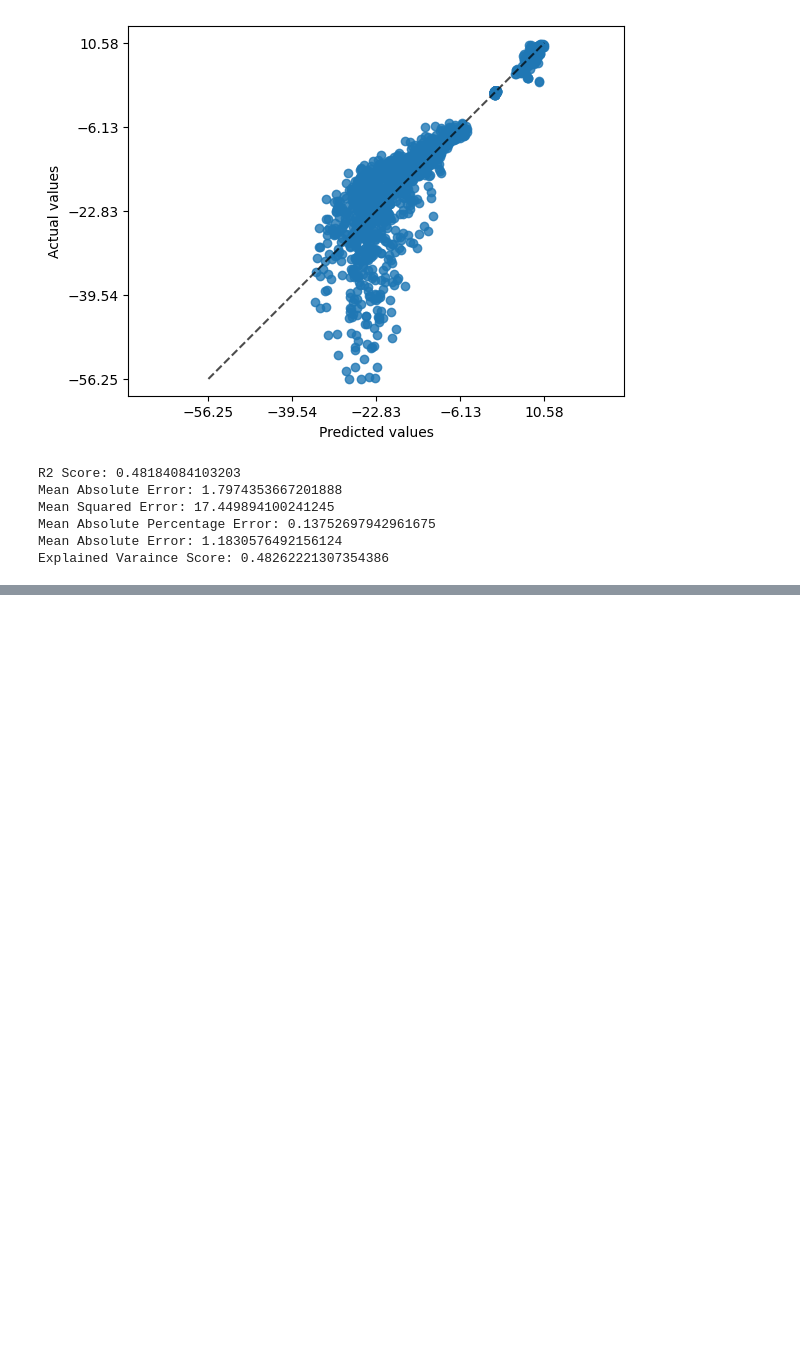
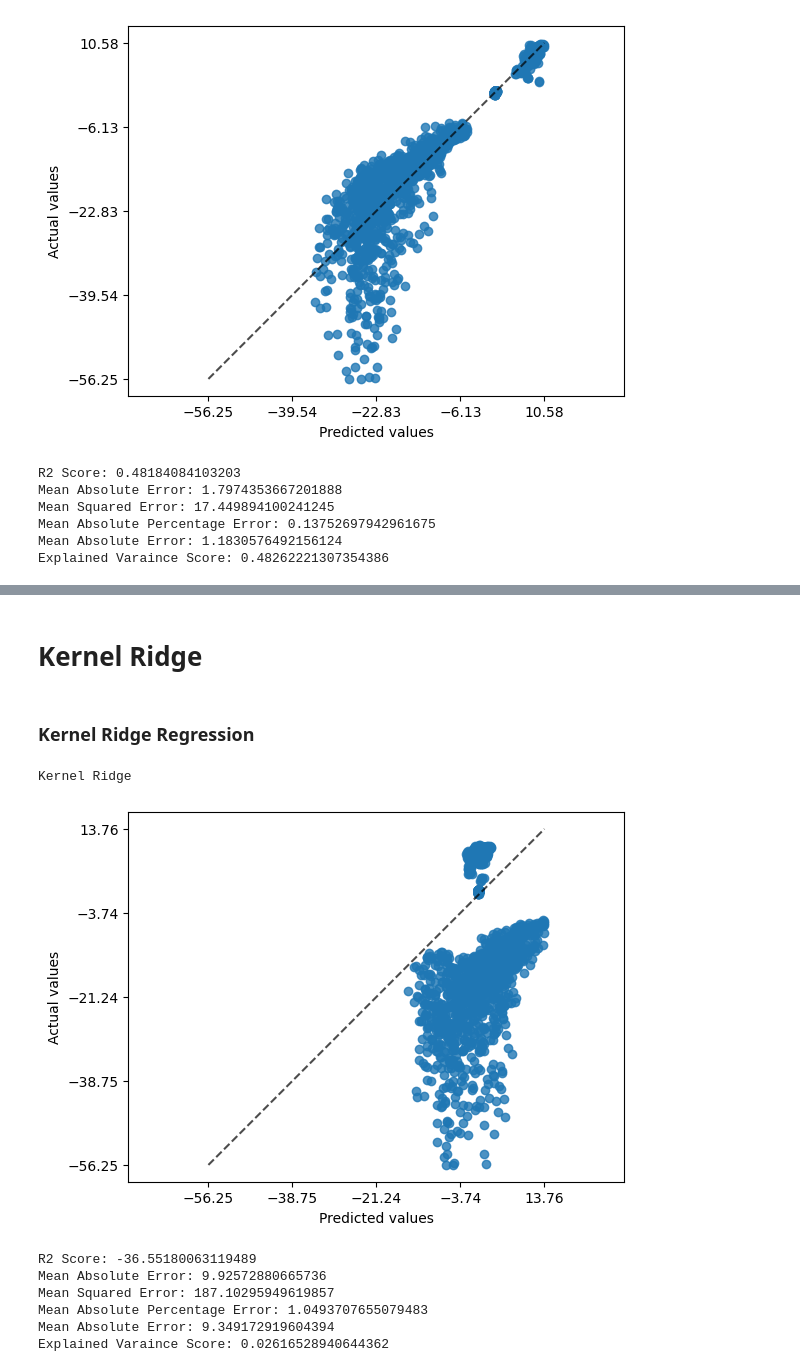
Before and after one commit to brushwayne/ml-nanosensor-lab, a Jupyter notebook: models copy.ipynb, the cells around one changed output, grey strips where cells are left out. Drawn from its saved outputs; the diff is of its cells as text; code cells hidden in the pictures; blank space fills up the shorter version.

```diff
--- a/models copy.ipynb
+++ b/models copy.ipynb
@@ -425,0 +458,18 @@ Explained Varaince Score: 0.48262221307354386
+# %% [markdown]
+# Kernel Ridge
+# %% [markdown]
+### Kernel Ridge Regression
+# %%
+from sklearn.kernel_ridge import KernelRidge
+krr = KernelRidge(alpha=0.0)
+krr.fit(x_train_scaled, y_train)
+print_metrics("Kernel Ridge", krr, x_test_scaled = x_test_scaled, y_test = y_test)
+# %% [output]
+Kernel Ridge
+[figure, added]
+R2 Score: -36.55180063119489
+Mean Absolute Error: 9.92572880665736
+Mean Squared Error: 187.10295949619857
+Mean Absolute Percentage Error: 1.0493707655079483
+Mean Absolute Error: 9.349172919604394
+Explained Varaince Score: 0.02616528940644362
```
Also changed, not shown: parts of 26 cells of this notebook.
